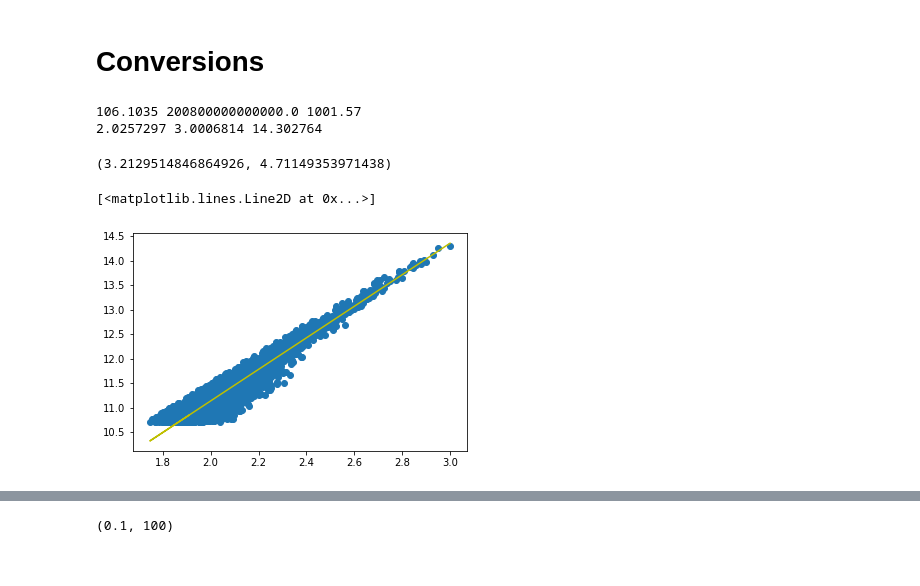
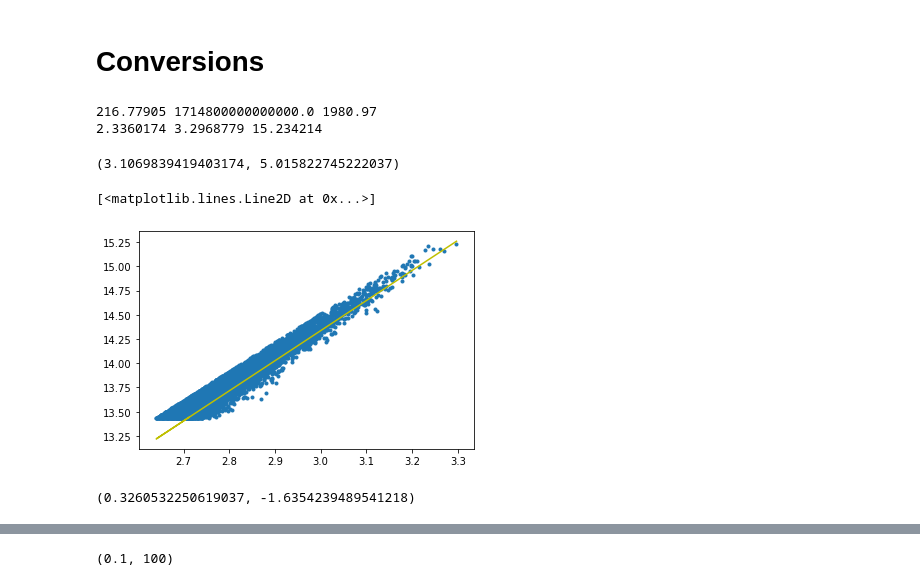
Before and after one commit to lormezini/Halo, a Jupyter notebook: tabcorr_pract.ipynb, the cells around one changed output, grey strips where cells are left out. Drawn from its saved outputs; the diff is of its cells as text; code cells hidden in the pictures.

```diff
--- a/tabcorr_pract.ipynb
+++ b/tabcorr_pract.ipynb
@@ -22,7 +24,8 @@ dname = '21'
 Lbox = 400
 # %%
 #halocat = CachedHaloCatalog(simname='bolplanck')
-#halocat = CachedHaloCatalog(fname = '/Users/lmezini/.astropy/cache/halotools/halo_catalogs/bolplanck/rockstar/hlist_1.00231.list.halotools_v0p4.hdf5',update_cached_fname = True)
-halocat = CachedHaloCatalog(fname = '/Users/lmezini/Downloads/hlist_1.00231.list.halotools_v0p1.hdf5',update_cached_fname = True)
+#halocat3 = CachedHaloCatalog(fname = '/Users/lmezini/.astropy/cache/halotools/halo_catalogs/bolplanck/rockstar/hlist_1.00231.list.halotools_v0p4.hdf5',update_cached_fname = True)
+#halocat = CachedHaloCatalog(fname = '/Users/lmezini/Downloads/hlist_1.00231.list.halotools_v0p1.hdf5',update_cached_fname = True)
+halocat = CachedHaloCatalog(fname = '/Users/lmezini/.astropy/cache/halotools/halo_catalogs/SMDPL/rockstar/smdpl.dat.smdpl2.hdf5',update_cached_fname = True)
 #halocat = CachedHaloCatalog(fname='/Users/lmezini/.astropy/cache/halotools/halo_catalogs/SMDPL/rockstar/2019-07-03-18-38-02-9731.dat.my_cosmosim_halos.hdf5')
 #model_instance = PrebuiltHodModelFactory('zheng07')
@@ -180,10 +205,11 @@ vvir = (G*mvir/rvir)**0.5
 print(vvir[0],mvir[0],vmax[0])
 print(np.log10(vvir[0]),np.log10(vmax[0]),np.log10(mvir[0]))
 # %% [output]
-106.1035 200800000000000.0 1001.57
-2.0257297 3.0006814 14.302764
+216.77905 1714800000000000.0 1980.97
+2.3360174 3.2968779 15.234214
 # %%
 m, b, r, p, se = ss.linregress(np.log10(vmax), np.log10(mvir))
+m = m+0.04
 m,b
 # %% [output]
-(3.2129514846864926, 4.71149353971438)
+(3.1069839419403174, 5.015822745222037)
@@ -190,8 +218,13 @@ m,b
 # %%
-plt.scatter(np.log10(vmax[0:10_000]),np.log10(mvir[0:10_000]))
+plt.scatter(np.log10(vmax[0:10_000]),np.log10(mvir[0:10_000]),marker='.')
 plt.plot(np.log10(vmax[0:10_000]),np.log10(vmax[0:10_000])*(m)+(b),c='y')
 #plt.yscale('log')
 #plt.xscale('log')
 # %% [output]
 [<matplotlib.lines.Line2D at 0x...>]
-[figure, old version]
+[figure, new version]
+# %%
+m2, b2, r2, p2, se2 = ss.linregress(vmax_ml, np.log10(vmax))
+m2,b2
+# %% [output]
+(0.3260532250619037, -1.6354239489541218)
```
Also changed, not shown: parts of 13 cells of this notebook, 6 other files.
